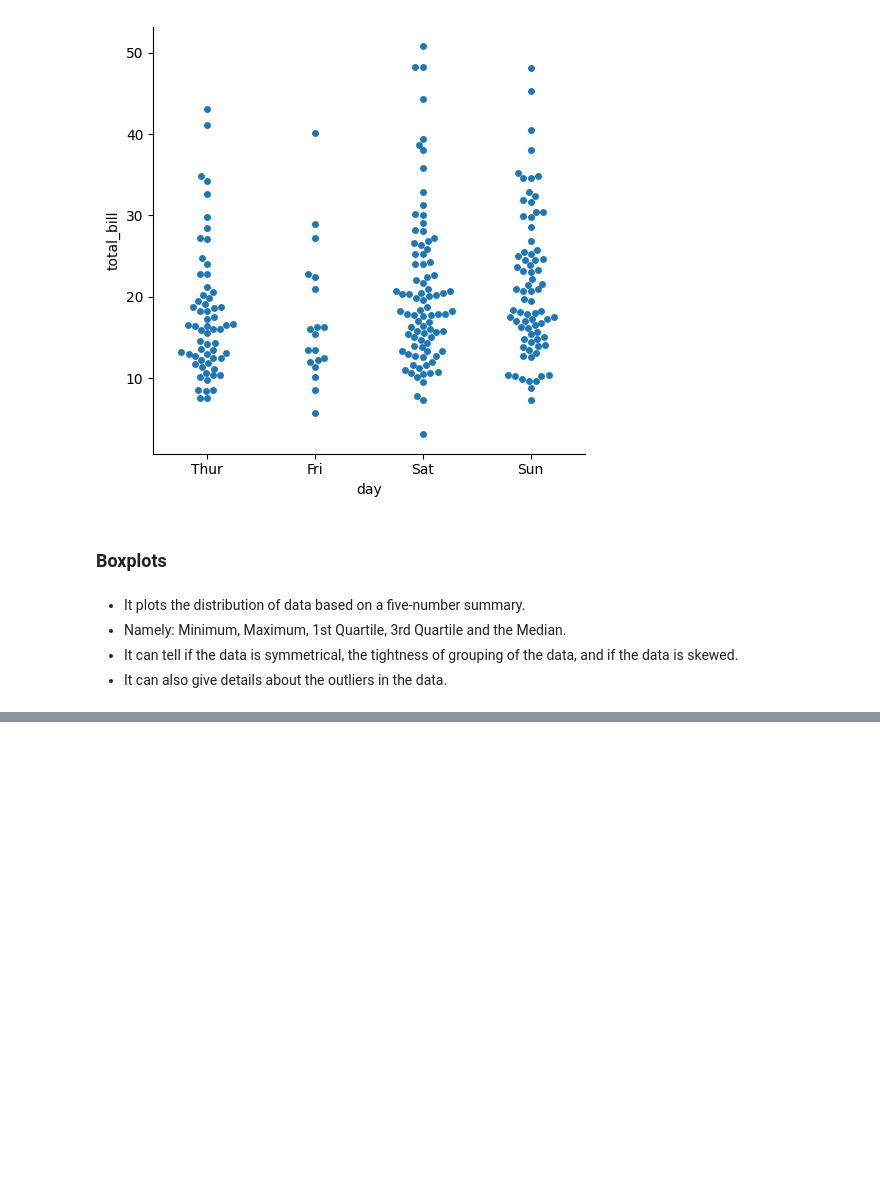
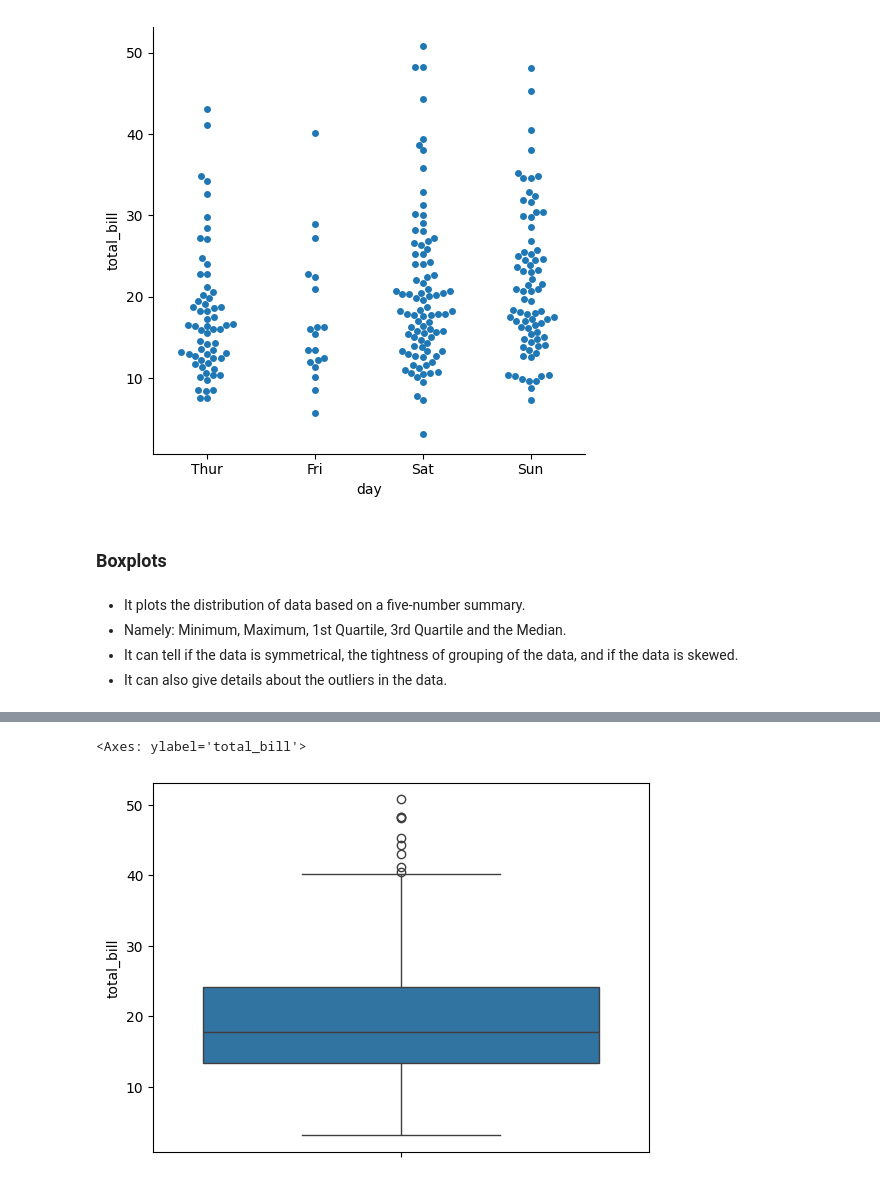
Before and after one commit to SajalK326/Python-Libraries-Fundamentals, a Jupyter notebook: Seaborn_tutorial/seaborn_tutorial.ipynb, the cells around one changed output, grey strips where cells are left out. Saved outputs shown, nothing was run; the diff lists cells and outputs as text; code cells hidden in the pictures; blank space fills up the shorter version.

```diff
--- a/Seaborn_tutorial/seaborn_tutorial.ipynb
+++ b/Seaborn_tutorial/seaborn_tutorial.ipynb
@@ -447,0 +450,6 @@ sns.catplot(data=tips, x='day', y='total_bill', kind='box')
+# %%
+# Single Boxplot
+sns.boxplot(data=tips, y='total_bill')
+# %% [output]
+<Axes: ylabel='total_bill'>
+[figure, added]
```
Also changed, not shown: parts of 49 cells of this notebook.
